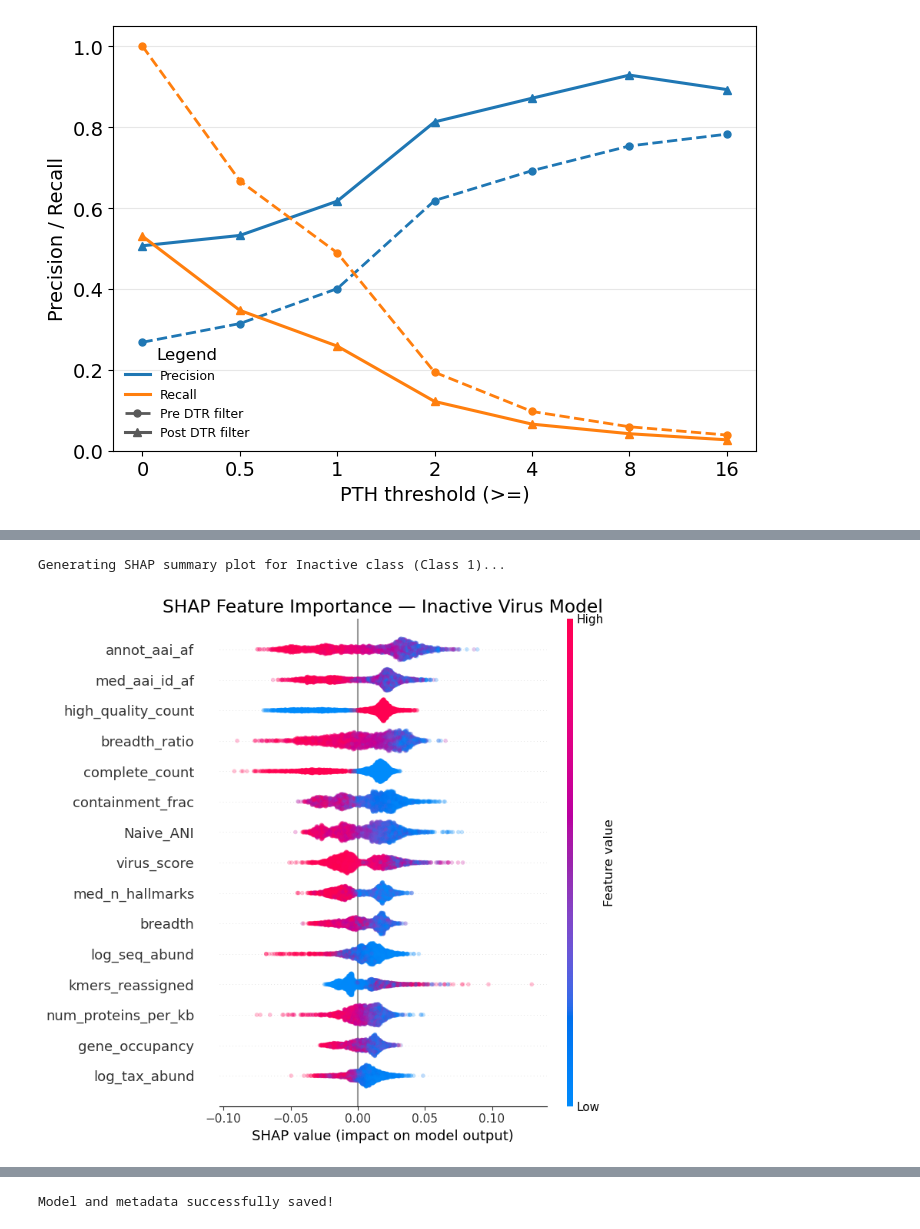
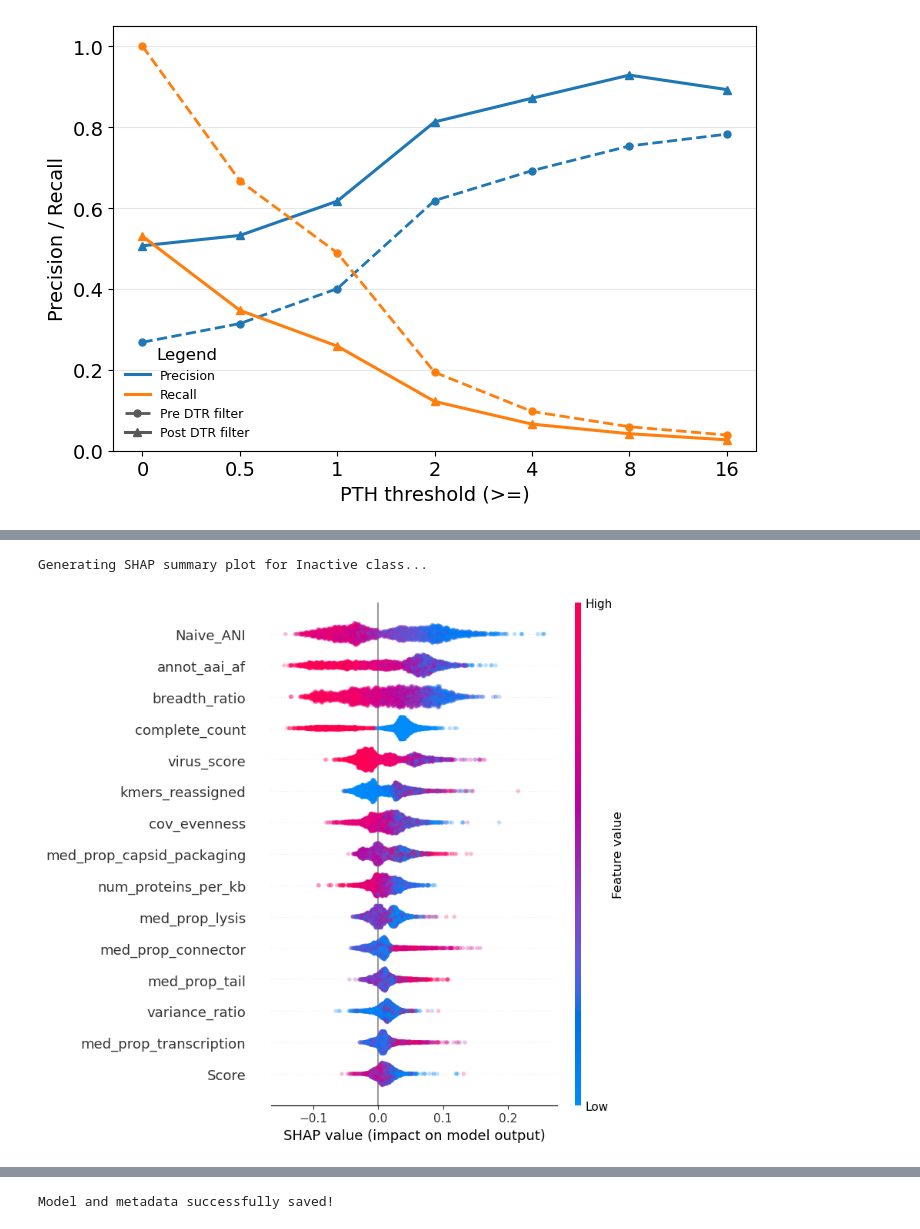
Before and after one commit to UHVDB/uhvdb-manuscript, a Jupyter notebook: figure_s15/figure_s15.ipynb, the cells around one changed output, grey strips where cells are left out. Cells and saved outputs as stored; diff of their text form; code cells hidden in the pictures.

```diff
--- a/figure_s15/figure_s15.ipynb
+++ b/figure_s15/figure_s15.ipynb
@@ -5455,23 +5516,34 @@ pr_cat    n  n_predicted_uninducible  mean_prob  prop_predicted_uninducible
 # %%
-# Initialize SHAP explainer for inactive-virus model
-explainer = shap.TreeExplainer(final_pipeline.named_steps["classifier"])
-shap_explanation = explainer(X_transformed_df)
+# SHAP on the fitted RF inside the isotonic-calibrated pipeline (not the calibrator).
+_cal = final_pipeline.calibrated_classifiers_[0]
+_est = getattr(_cal, "estimator", None) or getattr(_cal, "base_estimator")
+_shap_est = _est.named_steps["classifier"]
+explainer = shap.TreeExplainer(_shap_est)
+shap_values = explainer.shap_values(X_transformed_df)
+# shap≥0.45 returns (n_samples, n_features, n_classes) for binary RF; older
+# shap returned [class0, class1]. Plot inactive-class contributions only.
+if isinstance(shap_values, list):
+    shap_pos = shap_values[1]
+else:
+    shap_pos = np.asarray(shap_values)
+    if shap_pos.ndim == 3:
+        shap_pos = shap_pos[:, :, 1]
 
-print("\nGenerating SHAP summary plot for Inactive class (Class 1)...")
+print("\nGenerating SHAP summary plot for Inactive class...")
 shap.summary_plot(
-    shap_explanation[:, :, 1],
+    shap_pos,
     X_transformed_df,
     max_display=15,
     plot_type="dot",
     show=False,
     alpha=0.25
 )
-plt.title("SHAP Feature Importance — Inactive Virus Model")
+# plt.title("SHAP Feature Importance — Inactive Virus Model (story-20 calibrated RF)")
 plt.tight_layout()
 plt.show()
 # %% [output]
-Generating SHAP summary plot for Inactive class (Class 1)...
+Generating SHAP summary plot for Inactive class...
-[figure, old version]
+[figure, new version]
 # %%
 # Threshold calibration from OOF precision-recall curve.
 # Joblib keys thresh_90 / thresh_75 / thresh_50 are consumed by toolkit activity scripts;
```
Also changed, not shown: parts of 13 cells of this notebook, 5 other files.
